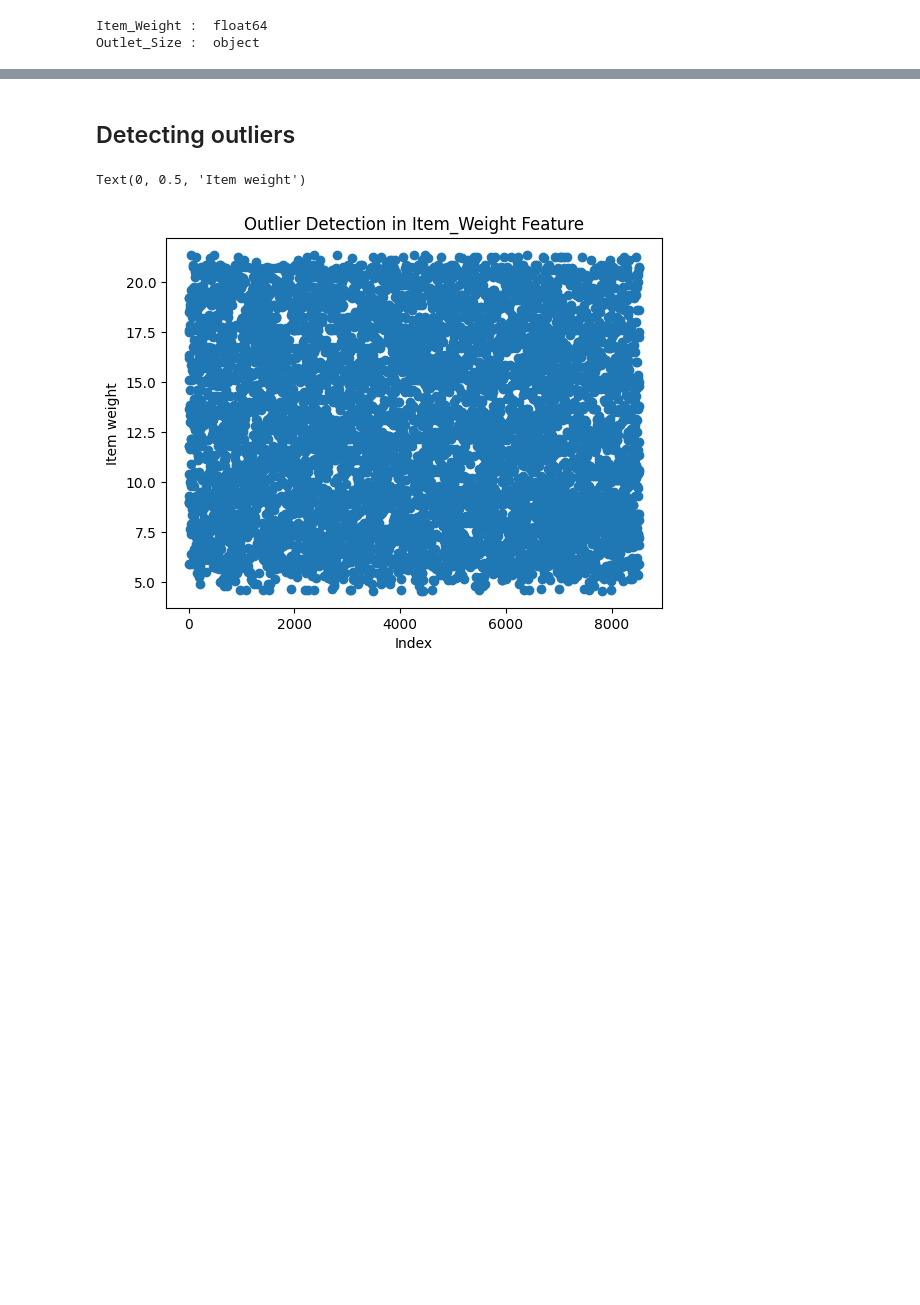
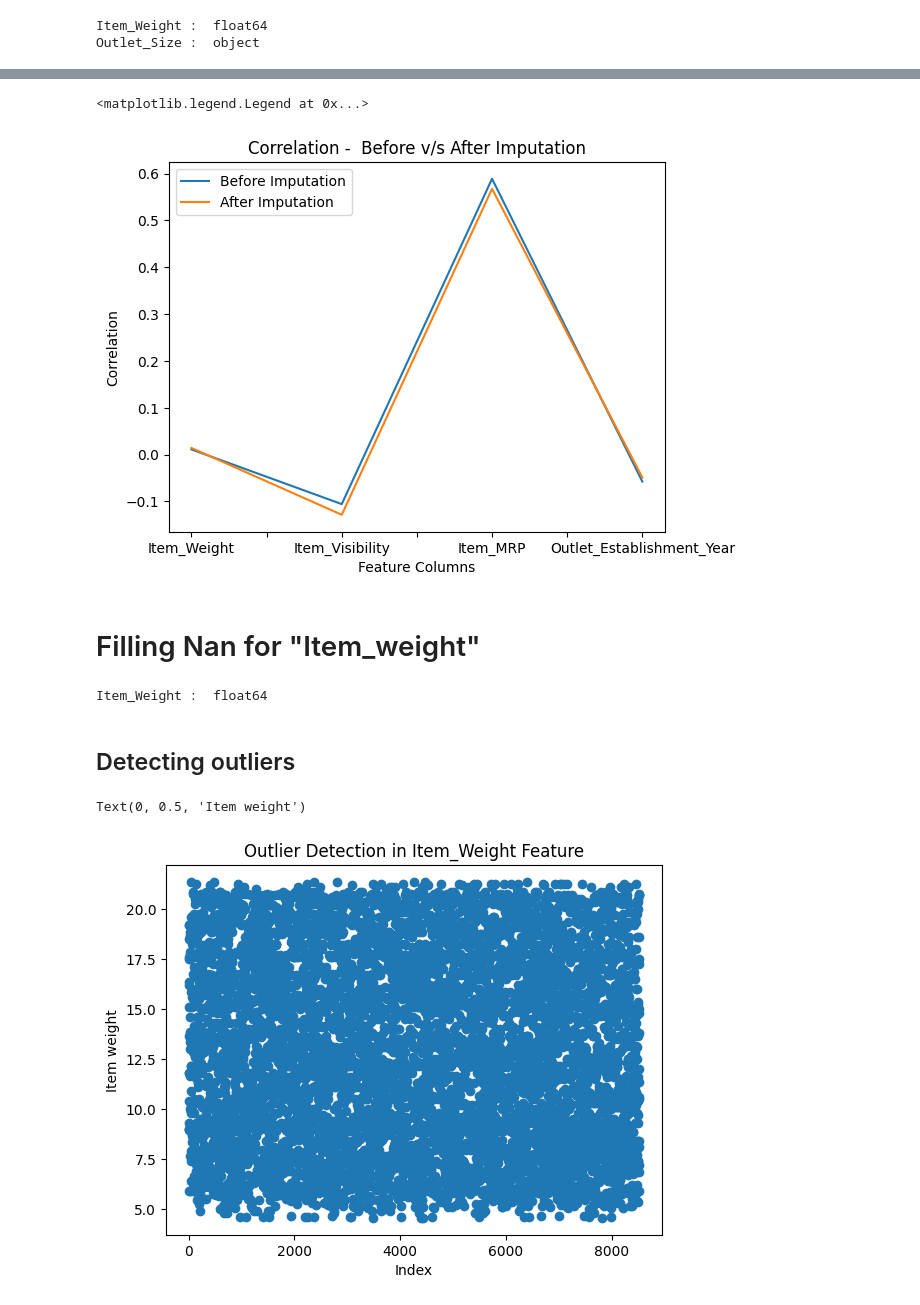
Before and after one commit to Gourav052003/Data-Driven-Sales-Forecasting-for-Big-Mart-Retail-Outlets, a Jupyter notebook: Big-Mart-Sales-Prediction.ipynb, the cells around one changed output, grey strips where cells are left out. Drawn from its saved outputs; the diff is of its cells as text; code cells hidden in the pictures; blank space fills up the shorter version.

```diff
--- a/Big-Mart-Sales-Prediction.ipynb
+++ b/Big-Mart-Sales-Prediction.ipynb
@@ -96,2 +214,18 @@ Outlet_Size :  object
+# %%
+without_Nan_Outlet_size.select_dtypes(exclude='object').corr().iloc[-1][:4].plot(label='Before Imputation')
+imputed_outlet_size.select_dtypes(exclude='object').corr().iloc[-1][:4].plot( label='After Imputation')
+plt.xlabel("Feature Columns")
+plt.ylabel("Correlation")
+plt.title("Correlation -  Before v/s After Imputation")
+plt.legend()
+# %% [output]
+<matplotlib.legend.Legend at 0x...>
+[figure, added]
+# %% [markdown]
+# Filling Nan for "Item_weight"
+# %%
+print("Item_Weight : ",sales_df["Item_Weight"].dtype)
+# %% [output]
+Item_Weight :  float64
 # %% [markdown]
 ## Detecting outliers
```
Also changed, not shown: parts of 22 cells of this notebook, 1 other file.
